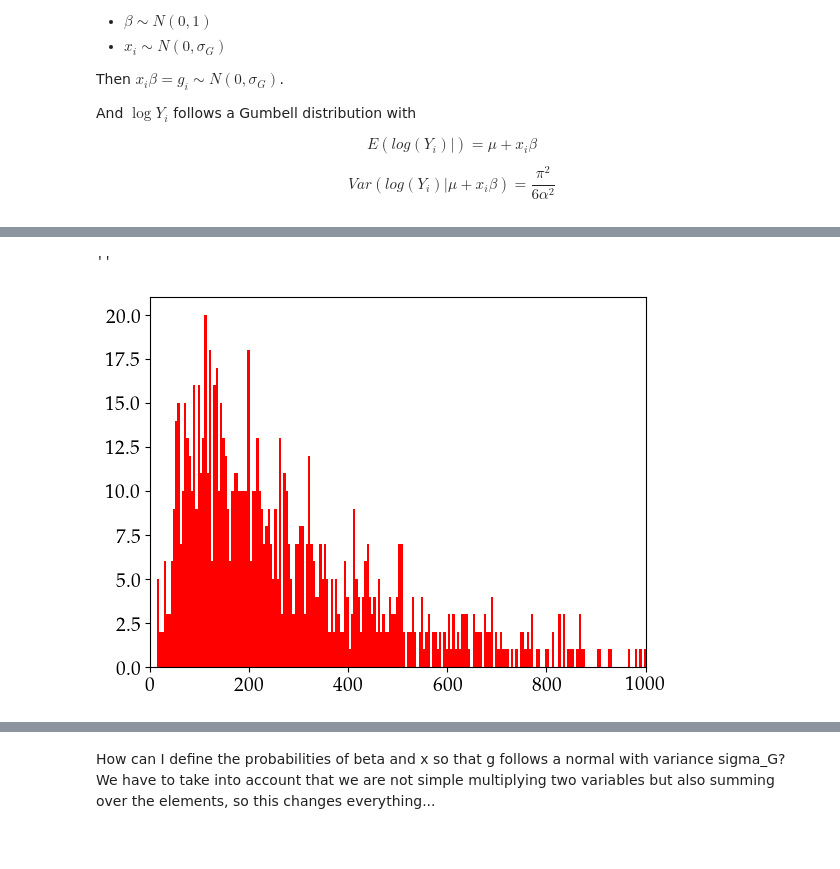
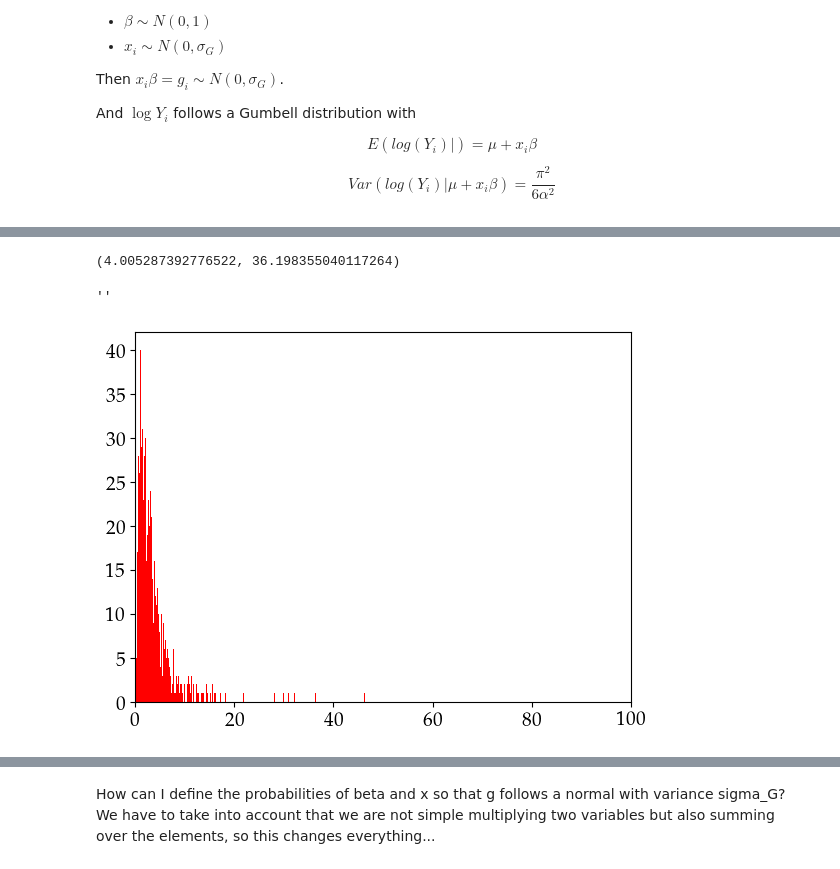
Before and after one commit to ariadnavillam/BayesW, a Jupyter notebook: simulate_data.ipynb, the cells around one changed output, grey strips where cells are left out. Cells and saved outputs as stored; diff of their text form; code cells hidden in the pictures.

```diff
--- a/simulate_data.ipynb
+++ b/simulate_data.ipynb
@@ -48,7 +48,7 @@ $$E(log(Y_i)|) = \mu + x_i\beta$$
 
 $$ Var(log(Y_i)|\mu +x_i\beta) = \frac{\pi^2}{6\alpha^2} $$
 # %%
-mu_real = 5
+mu_real = 0.5
 alpha_real = 2.5
 sigma_g_real = 0.5
 # %%
@@ -74,9 +74,9 @@ Text(0, 0.5, 'PDF(x)')
 # %%
-n_markers = 8000
+n_markers = 2000
 n_samples = 1000
 # %%
 w = gumbel_dis.rvs(size=(n_samples,1))
-betas = np.random.normal(0, np.sqrt(1/n_markers), size = (n_markers, 1))
-markers = np.random.normal(0, np.sqrt(sigma_g_real), (n_samples, n_markers))
+betas = np.random.normal(0, np.sqrt(sigma_g_real/n_markers), size = (n_markers, 1)) #simulate causal betas
+markers = np.random.normal(0, 1, (n_samples, n_markers))
 # %%
 g = markers.dot(betas)
@@ -86,2 +85,0 @@ np.var(g)
-# %%
-g = np.random.normal(0, np.sqrt(sigma_g_real), (n_samples,1))
@@ -88,9 +92,13 @@ g = np.random.normal(0, np.sqrt(sigma_g_real), (n_samples,1))
 # %%
 log_data = mu_real + g + w/alpha_real + np.euler_gamma/alpha_real
+# %%
+np.mean(np.exp(log_data)), np.var(np.exp(log_data))
+# %% [output]
+(4.005287392776522, 36.198355040117264)
 # %%
-plt.hist(np.exp(log_data),bins = 1000)
-plt.xlim(0,1000)
+plt.hist(np.exp(log_data), bins=1000)
+plt.xlim(0,100)
 ;
 # %% [output]
 ''
-[figure, old version]
+[figure, new version]
```
Also changed, not shown: parts of 17 cells of this notebook, 2 other files.
